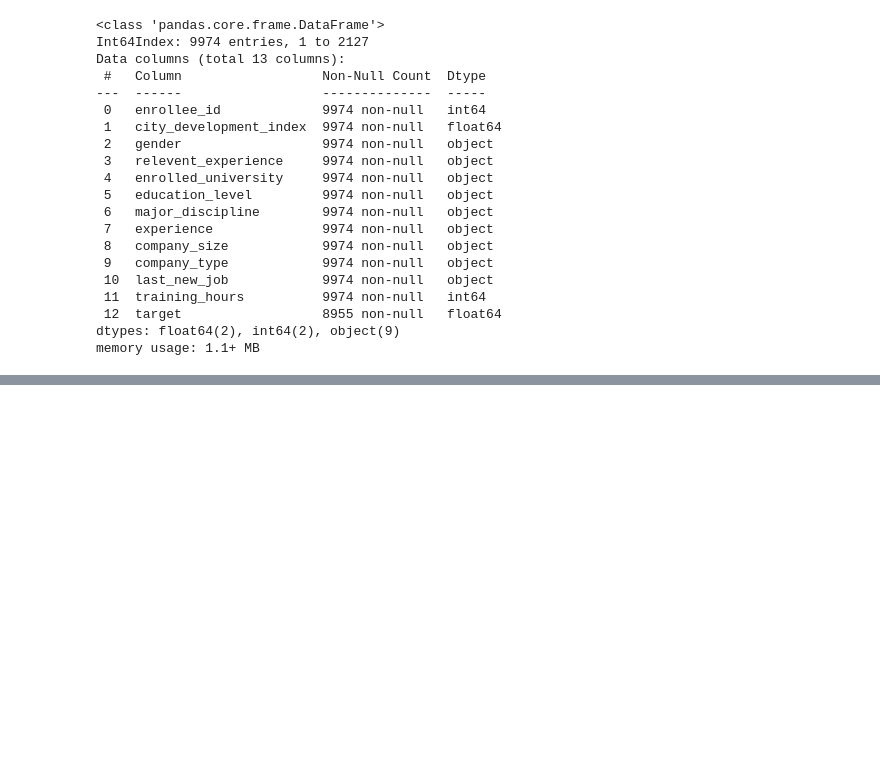
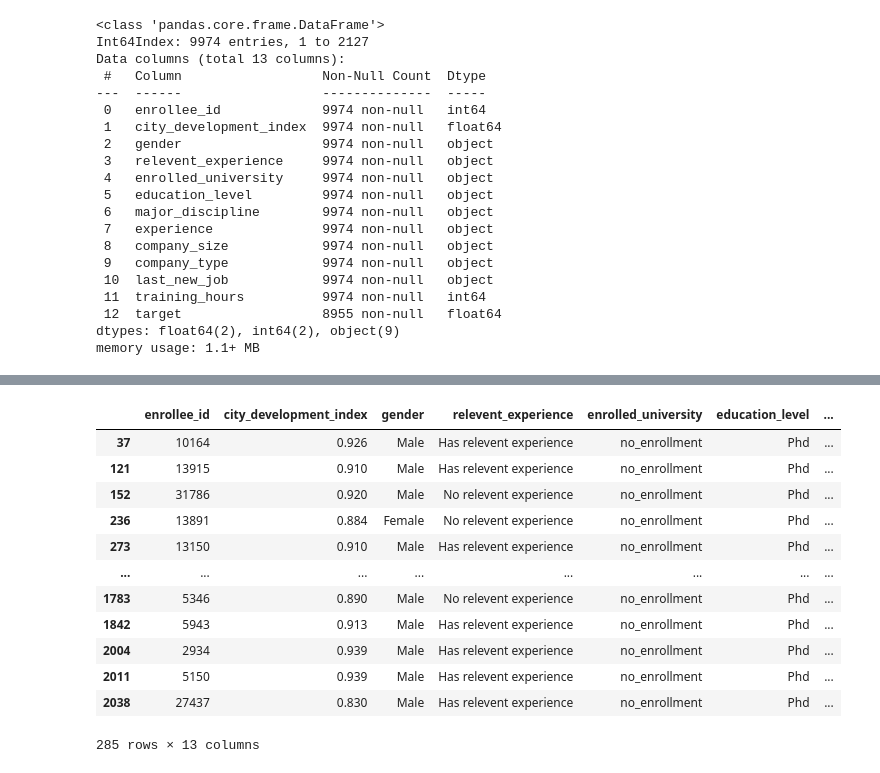
Before and after one commit to MichFig/Data-Science-Job-Search, a Jupyter notebook: DataJob.ipynb, the cells around one changed output, grey strips where cells are left out. Cells and saved outputs as stored; diff of their text form; code cells hidden in the pictures; blank space fills up the shorter version.

```diff
--- a/DataJob.ipynb
+++ b/DataJob.ipynb
@@ -305,0 +391,18 @@ SyntaxError: invalid syntax (<ipython-input-17-ffb030692aeb>, line 2)
+# %%
+# Phd Data
+phd_df = dsjs_df[dsjs_df.education_level == 'Phd']
+phd_df
+# %% [output]
+|  | enrollee_id | city_development_index | gender | relevent_experience | enrolled_university | education_level | ... |
+| 37 | 10164 | 0.926 | Male | Has relevent experience | no_enrollment | Phd | ... |
+| 121 | 13915 | 0.910 | Male | Has relevent experience | no_enrollment | Phd | ... |
+| 152 | 31786 | 0.920 | Male | No relevent experience | no_enrollment | Phd | ... |
+| 236 | 13891 | 0.884 | Female | No relevent experience | no_enrollment | Phd | ... |
+| 273 | 13150 | 0.910 | Male | Has relevent experience | no_enrollment | Phd | ... |
+| ... | ... | ... | ... | ... | ... | ... | ... |
+| 1783 | 5346 | 0.890 | Male | No relevent experience | no_enrollment | Phd | ... |
+| 1842 | 5943 | 0.913 | Male | Has relevent experience | no_enrollment | Phd | ... |
+| 2004 | 2934 | 0.939 | Male | Has relevent experience | no_enrollment | Phd | ... |
+| 2011 | 5150 | 0.939 | Male | Has relevent experience | no_enrollment | Phd | ... |
+| 2038 | 27437 | 0.830 | Male | Has relevent experience | no_enrollment | Phd | ... |
+285 rows × 13 columns
```
Also changed, not shown: parts of 8 cells of this notebook, 5 other files.
